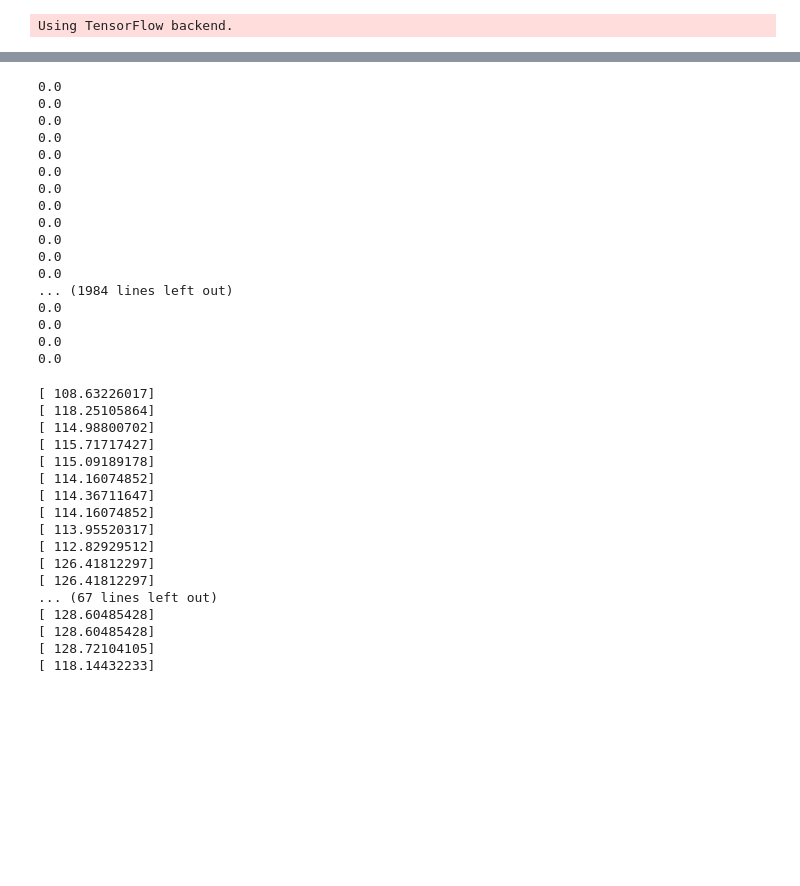
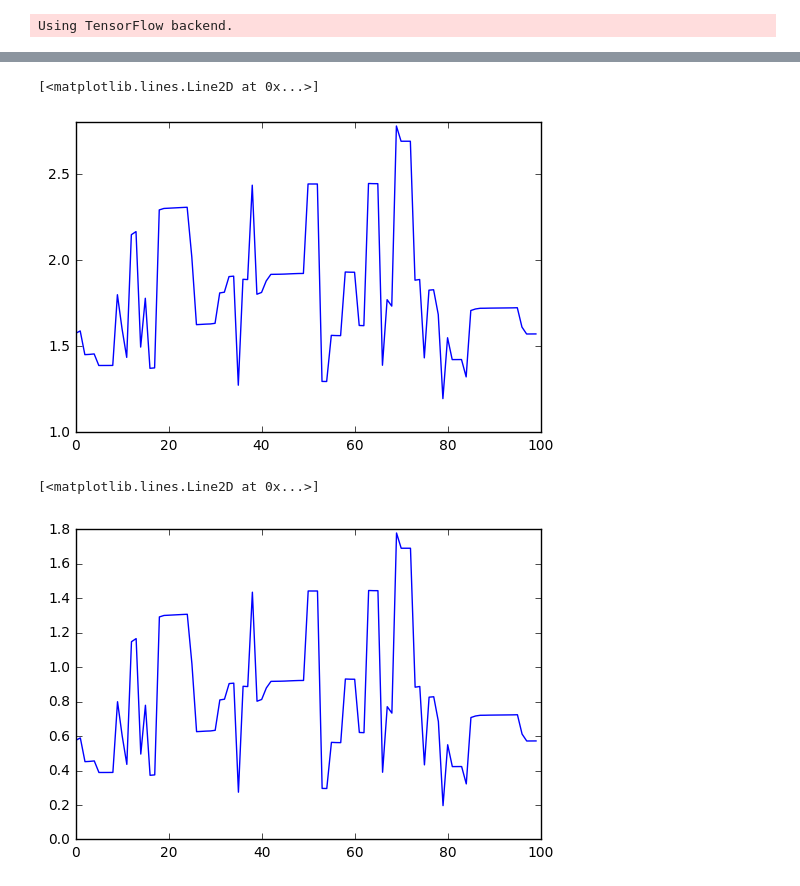
Before and after one commit to negedng/vitmav45-2016-Rhinos-public, a Jupyter notebook: model_f0.ipynb, the cells around one changed output, grey strips where cells are left out. Drawn from its saved outputs; the diff is of its cells as text; code cells hidden in the pictures; blank space fills up the shorter version.

```diff
--- a/model_f0.ipynb
+++ b/model_f0.ipynb
@@ -54,9 +63,14 @@ print(target_data.shape)
 data_validation = []
 with h5py.File('validation.h5','r') as hf:
     data_validation = np.array(hf.get('dataset'))
+data_validation2 = []
+for d in data_validation:
+    if d[215:216] > 1:
+        data_validation2.append(d)
+data_validation = np.array(data_validation2)
 input_validation = data_validation[:,0:215]
 print(input_validation.shape)
-target_validation = data_validation[:,242:243]
-target_validation = target_validation
+target_validation = data_validation[:,215:216]
+target_validation = (target_validation-target_min)/(target_max-target_min)
 print(target_validation.shape)
 # %% [output]
@@ -65,3 +79,3 @@ print(target_validation.shape)
 # %%
-model.fit(input_data, target_data, nb_epoch=10, batch_size=512,shuffle=True, validation_data=(input_validation, target_validation))
+model.fit(input_data, target_data, nb_epoch=60, batch_size=256,shuffle=True, validation_data=(input_validation, target_validation))
 # %% [output]
@@ -105,50 +123,23 @@ print(target_test.shape)
 # %%
 output_test = []
-for test in input_data[0:2000]:
+for test in input_validation[0:2000]:
     test = np.array(test)
     test = test.reshape(1,215)
     output_test.append(model.predict(test))
-# %%
-for i in output_test:
-    if (t[0] != output_test[0][0]):
-        print(t[0])
-# %% [output]
-0.0
-0.0
-0.0
-0.0
-0.0
-0.0
-0.0
-0.0
-0.0
-0.0
-0.0
-0.0
-... (1984 lines left out)
-0.0
-0.0
-0.0
-0.0
-# %%
-for t in target_data[0:2000]:
-    if (t != target_test[0]):
-        print(t)
-# %% [output]
-[ 108.63226017]
-[ 118.25105864]
-[ 114.98800702]
-[ 115.71717427]
-[ 115.09189178]
-[ 114.16074852]
-[ 114.36711647]
-[ 114.16074852]
-[ 113.95520317]
-[ 112.82929512]
-[ 126.41812297]
-[ 126.41812297]
-... (67 lines left out)
-[ 128.60485428]
-[ 128.60485428]
-[ 128.72104105]
-[ 118.14432233]
+# %%
+output_test = np.array(output_test[0:100])
+output_test = output_test.reshape(len(output_test))
+
+plot(output_test)
+# %% [output]
+[<matplotlib.lines.Line2D at 0x...>]
+[figure, added]
+# %%
+
+output_test = np.array(output_test[0:100]-1)
+output_test = output_test.reshape(len(output_test))
+
+plot(output_test)
+# %% [output]
+[<matplotlib.lines.Line2D at 0x...>]
+[figure, added]
```
Also changed, not shown: parts of 9 cells of this notebook, 1 other file.
